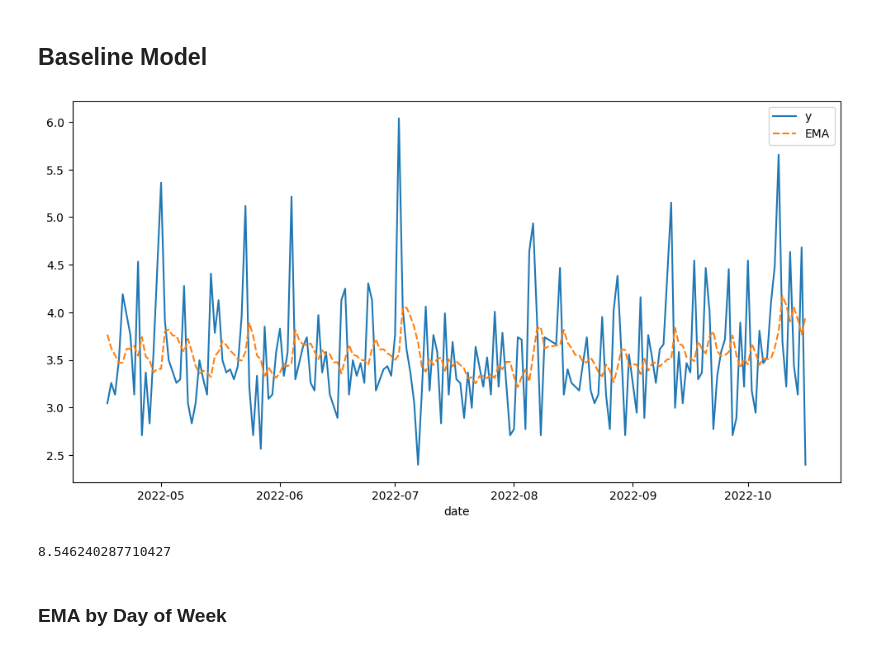
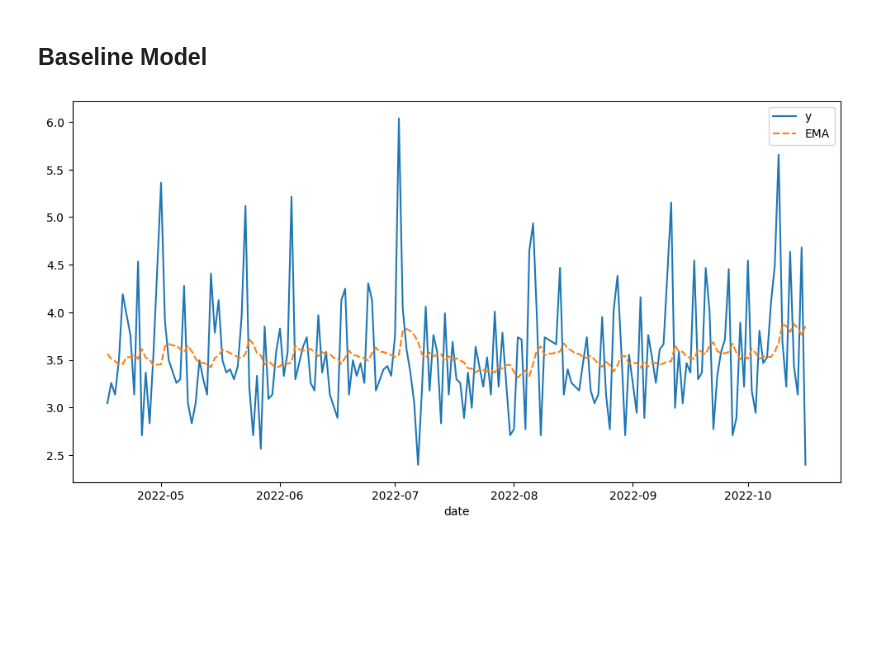
Before and after one commit to asjchen/mini-crossword-forecasts, a Jupyter notebook: NYTimes Mini Crossword Time Forecasting.ipynb, the cells around one changed output. Drawn from its saved outputs; the diff is of its cells as text; code cells hidden in the pictures; blank space fills up the shorter version.

```diff
--- a/NYTimes Mini Crossword Time Forecasting.ipynb
+++ b/NYTimes Mini Crossword Time Forecasting.ipynb
@@ -169,21 +183,12 @@ class EMAForecaster(CrosswordForecaster):
         df = df.set_index("date")
         return df[(df.index >= test_start) & (df.index <= test_end)]
 # %%
-ema_forecaster = EMAForecaster(0.2)
+ema_forecaster = EMAForecaster(0.1)
 # no fitting for EMA
 ema_forecasts = ema_forecaster.predict_batch(df_train, val_start, val_end)
 plot_predictions({
     "y": df_train[["log_time"]][-num_val_days :],
     "EMA": ema_forecasts,
 })
 # %% [output]
-[figure, old version]
+[figure, new version]
-# %%
-# alright, here's baseline loss
-# using smaller alpha values yields about the same, and using larger
-# alpha values yields worse results
-ema_forecaster.eval_batch(df_train, val_start, val_end)
-# %% [output]
-8.546240287710427
-# %% [markdown]
-### EMA by Day of Week
```
Also changed, not shown: parts of 28 cells of this notebook.
